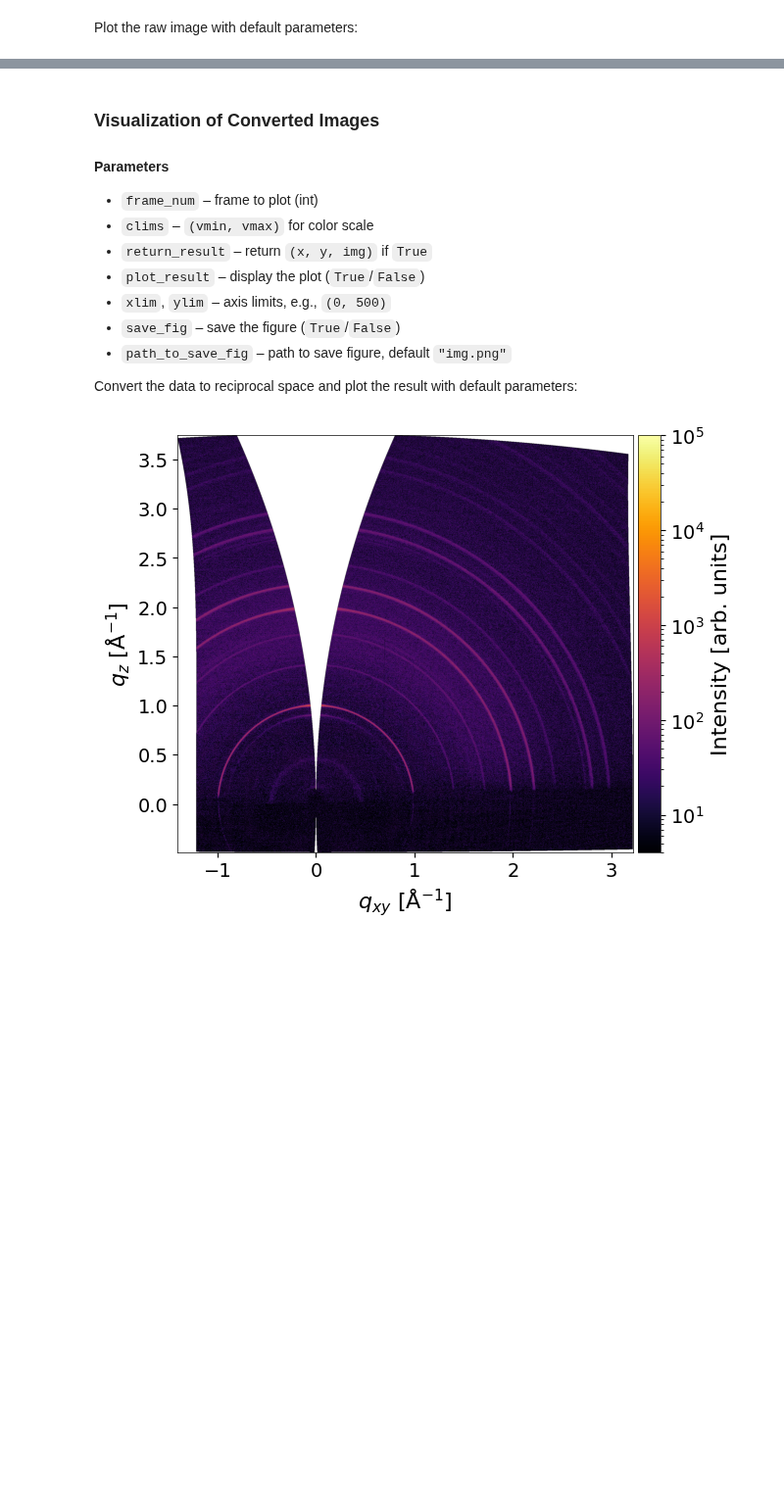
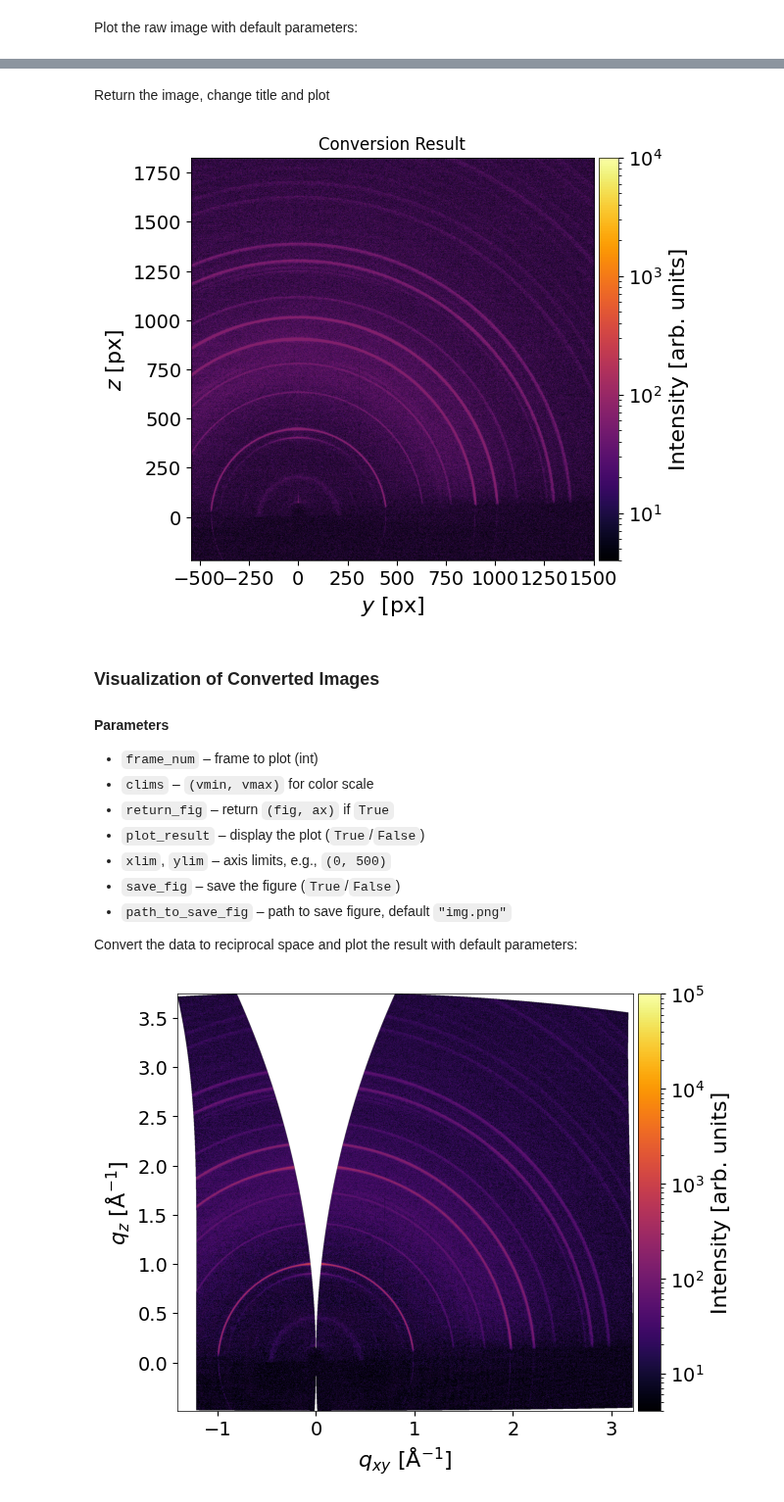
Before and after one commit to mlgid-project/pygid, a Jupyter notebook: docs/tutorials/tutorial_12_visualization.ipynb, the cells around one changed output, grey strips where cells are left out. Shown at 98% size. Cells and saved outputs as stored; diff of their text form; code cells hidden in the pictures; blank space fills up the shorter version.

```diff
--- a/docs/tutorials/tutorial_12_visualization.ipynb
+++ b/docs/tutorials/tutorial_12_visualization.ipynb
@@ -56,3 +56,13 @@ analysis.plot_img_raw(frame_num=0, clims=(4,1e5))
+# %% [markdown]
+Return the image, change title and plot
+# %%
+fig, ax = analysis.plot_img_raw(frame_num=0, plot_result=False, return_fig=True)
+# %%
+ax.set_title("Conversion Result")
+ax.images[0].set_clim(vmin=4, vmax=1e4)
+fig
+# %% [output]
+[figure, added]
 # %% [markdown]
 ### Visualization of Converted Images
 
@@ -60,7 +70,7 @@ analysis.plot_img_raw(frame_num=0, clims=(4,1e5))
 
 - `frame_num` – frame to plot (int)
 - `clims` – `(vmin, vmax)` for color scale
-- `return_result` – return `(x, y, img)` if `True`
+- `return_fig` – return `(fig, ax)` if `True`
 - `plot_result` – display the plot (`True`/`False`)
 - `xlim`, `ylim` – axis limits, e.g., `(0, 500)`
 - `save_fig` – save the figure (`True`/`False`)
```
Also changed, not shown: parts of 3 cells of this notebook, 8 other files.
